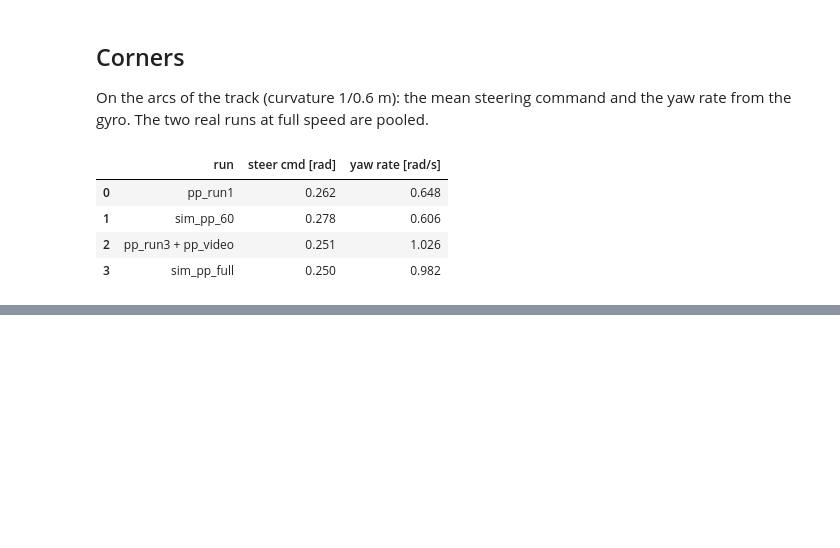
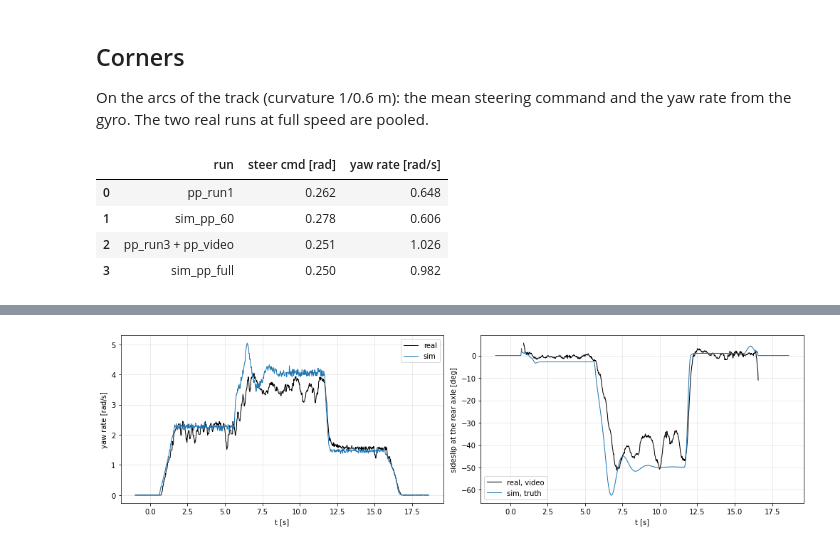
Before and after one commit to Gelminaio/drift-mpc-ackermann, a Jupyter notebook: notebooks/simulation.ipynb, the cells around one changed output, grey strips where cells are left out. Drawn from its saved outputs; the diff is of its cells as text; code cells hidden in the pictures; blank space fills up the shorter version.

Commit message:
analysis: drift against the video, drift and laps against friction

```diff
--- a/notebooks/simulation.ipynb
+++ b/notebooks/simulation.ipynb
@@ -139,0 +150,26 @@ pd.DataFrame(rows).round(3)
+# %%
+def replay(run, mu='1.00'):
+    real = pd.read_parquet(f'../data/sysid/{run}.parquet')
+    sim = pd.read_parquet(f'../data/sim_replay/{run}_mu{mu}.parquet')
+    out = {}
+    for topic in ['gyro_z', 'beta_cg', 'beta_rear', 'wheel']:
+        s = sim[sim['topic'] == topic].sort_values('t')
+        out[topic] = np.interp(real['t'], s['t'], s['value'])
+    out['wheel'] = out['wheel'] * 0.0299
+    return real, out
+
+
+def donut(real):
+    cmd = real['cmd_speed'].ffill()
+    return (cmd > 1.2) & (real['t'] > real['t'][cmd > 1.2].min() + 2)
+
+
+rows = []
+for run in ['id_drift', 'val_drift']:
+    real, sim = replay(run)
+    w = donut(real)
+    for label, r, b_cg, b_rear, v in [('real', real['r'], real['beta_cg'], real['beta_rear'], real['v_wheels']),
+                                      ('sim', sim['gyro_z'], sim['beta_cg'], sim['beta_rear'], sim['wheel'])]:
+        rows.append({'run': run, '': label, 'yaw rate [rad/s]': np.nanmean(r[w]), 'beta cg [deg]': np.nanmean(b_cg[w]),
+                     'beta rear [deg]': np.nanmean(b_rear[w]), 'wheel speed [m/s]': np.nanmean(v[w])})
+pd.DataFrame(rows).round(2)
@@ -139,0 +182,17 @@ pd.DataFrame(rows).round(3)
+# %%
+real, sim = replay('val_drift')
+fig, ax = plt.subplots(1, 2, figsize=(14, 4))
+ax[0].plot(real['t'], real['r'], 'k', lw=1, label='real')
+ax[0].plot(real['t'], sim['gyro_z'], 'C0', lw=1, label='sim')
+ax[0].set_ylabel('yaw rate [rad/s]')
+ax[1].plot(real['t'], real['beta_rear'], 'k', lw=1, label='real, video')
+ax[1].plot(real['t'], sim['beta_rear'], 'C0', lw=1, label='sim, truth')
+ax[1].set_ylabel('sideslip at the rear axle [deg]')
+for a in ax:
+    a.set_xlabel('t [s]')
+    a.grid(alpha=0.3)
+    a.legend()
+plt.tight_layout()
+plt.show()
+# %% [output]
+[figure, added]
```
Also changed, not shown: parts of 7 cells of this notebook, 2 other files.
